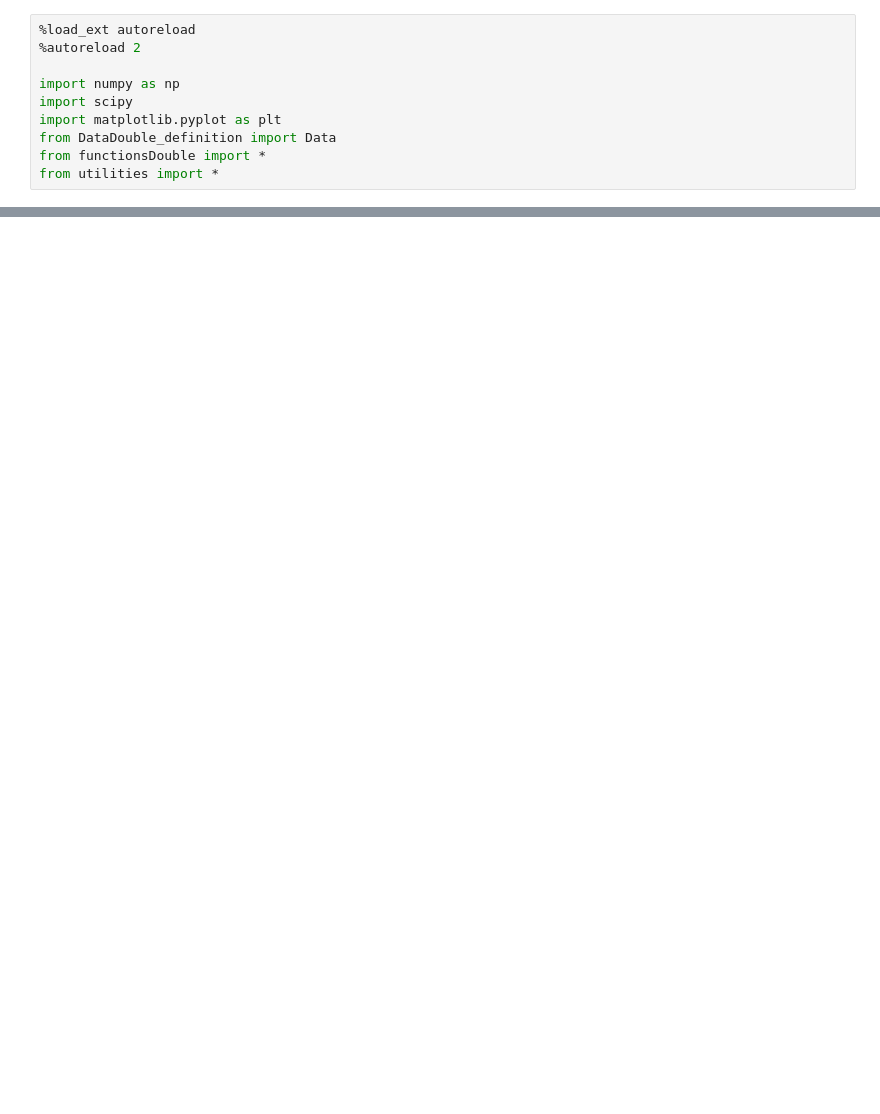
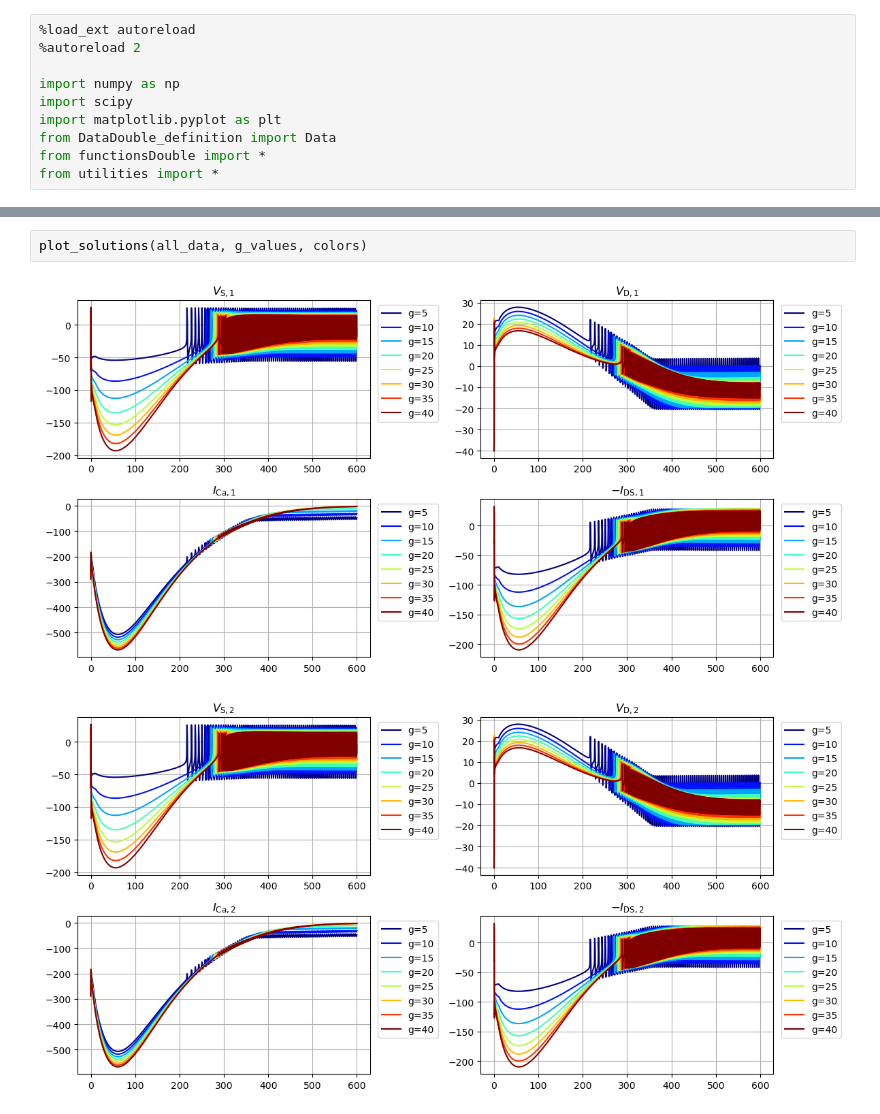
Before and after one commit to tommasovanini/Project3, a Jupyter notebook: mainDouble.ipynb, the cells around one changed output, grey strips where cells are left out. Drawn from its saved outputs; the diff is of its cells as text; blank space fills up the shorter version.

```diff
--- a/mainDouble.ipynb
+++ b/mainDouble.ipynb
@@ -319,0 +174,5 @@ plt.show()
+# %%
+plot_solutions(all_data, g_values, colors)
+# %% [output]
+[figure, added]
+[figure, added]
```
Also changed, not shown: parts of 16 cells of this notebook, 7 other files.
